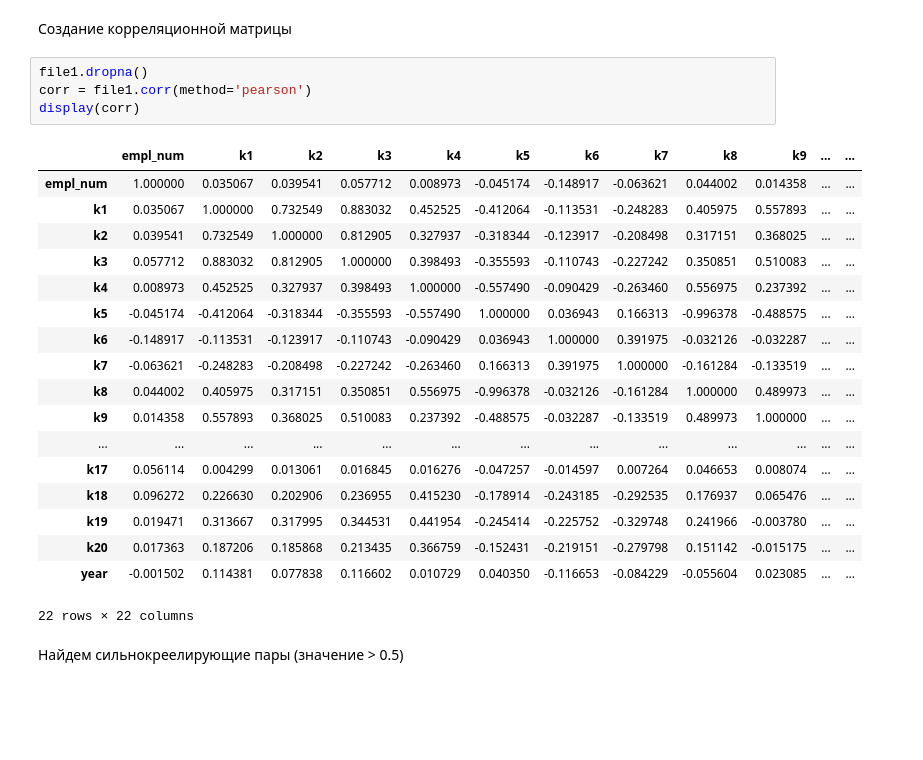
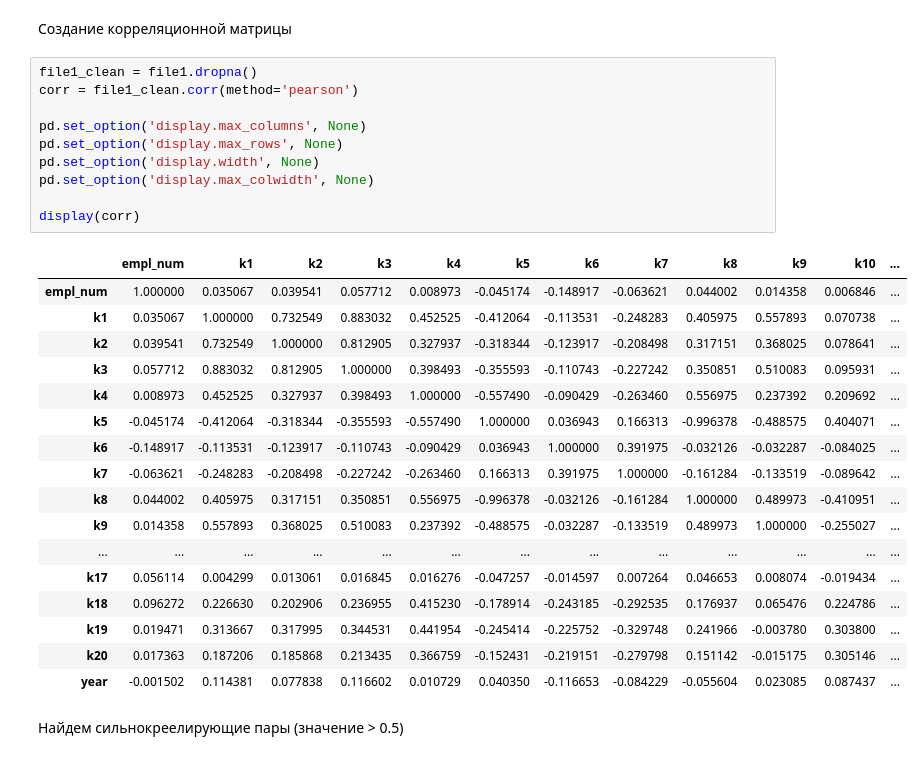
Before and after one commit to poluzerovT/daefi, a Jupyter notebook: Labushava/lab1.ipynb, the cells around one changed output. Drawn from its saved outputs; the diff is of its cells as text; blank space fills up the shorter version.

```diff
--- a/Labushava/lab1.ipynb
+++ b/Labushava/lab1.ipynb
@@ -134,28 +144,33 @@ for cl in file1.columns:
 # %% [markdown]
 Создание корреляционной матрицы
 # %%
-file1.dropna()
-corr = file1.corr(method='pearson')
+file1_clean = file1.dropna()
+corr = file1_clean.corr(method='pearson')
+
+pd.set_option('display.max_columns', None)
+pd.set_option('display.max_rows', None)
+pd.set_option('display.width', None)
+pd.set_option('display.max_colwidth', None)
+
 display(corr)
 # %% [output]
-|  | empl_num | k1 | k2 | k3 | k4 | k5 | k6 | k7 | k8 | k9 | ... | ... |
-| empl_num | 1.000000 | 0.035067 | 0.039541 | 0.057712 | 0.008973 | -0.045174 | -0.148917 | -0.063621 | 0.044002 | 0.014358 | ... | ... |
-| k1 | 0.035067 | 1.000000 | 0.732549 | 0.883032 | 0.452525 | -0.412064 | -0.113531 | -0.248283 | 0.405975 | 0.557893 | ... | ... |
-| k2 | 0.039541 | 0.732549 | 1.000000 | 0.812905 | 0.327937 | -0.318344 | -0.123917 | -0.208498 | 0.317151 | 0.368025 | ... | ... |
-| k3 | 0.057712 | 0.883032 | 0.812905 | 1.000000 | 0.398493 | -0.355593 | -0.110743 | -0.227242 | 0.350851 | 0.510083 | ... | ... |
-| k4 | 0.008973 | 0.452525 | 0.327937 | 0.398493 | 1.000000 | -0.557490 | -0.090429 | -0.263460 | 0.556975 | 0.237392 | ... | ... |
-| k5 | -0.045174 | -0.412064 | -0.318344 | -0.355593 | -0.557490 | 1.000000 | 0.036943 | 0.166313 | -0.996378 | -0.488575 | ... | ... |
-| k6 | -0.148917 | -0.113531 | -0.123917 | -0.110743 | -0.090429 | 0.036943 | 1.000000 | 0.391975 | -0.032126 | -0.032287 | ... | ... |
-| k7 | -0.063621 | -0.248283 | -0.208498 | -0.227242 | -0.263460 | 0.166313 | 0.391975 | 1.000000 | -0.161284 | -0.133519 | ... | ... |
-| k8 | 0.044002 | 0.405975 | 0.317151 | 0.350851 | 0.556975 | -0.996378 | -0.032126 | -0.161284 | 1.000000 | 0.489973 | ... | ... |
-| k9 | 0.014358 | 0.557893 | 0.368025 | 0.510083 | 0.237392 | -0.488575 | -0.032287 | -0.133519 | 0.489973 | 1.000000 | ... | ... |
+|  | empl_num | k1 | k2 | k3 | k4 | k5 | k6 | k7 | k8 | k9 | k10 | ... |
+| empl_num | 1.000000 | 0.035067 | 0.039541 | 0.057712 | 0.008973 | -0.045174 | -0.148917 | -0.063621 | 0.044002 | 0.014358 | 0.006846 | ... |
+| k1 | 0.035067 | 1.000000 | 0.732549 | 0.883032 | 0.452525 | -0.412064 | -0.113531 | -0.248283 | 0.405975 | 0.557893 | 0.070738 | ... |
+| k2 | 0.039541 | 0.732549 | 1.000000 | 0.812905 | 0.327937 | -0.318344 | -0.123917 | -0.208498 | 0.317151 | 0.368025 | 0.078641 | ... |
+| k3 | 0.057712 | 0.883032 | 0.812905 | 1.000000 | 0.398493 | -0.355593 | -0.110743 | -0.227242 | 0.350851 | 0.510083 | 0.095931 | ... |
+| k4 | 0.008973 | 0.452525 | 0.327937 | 0.398493 | 1.000000 | -0.557490 | -0.090429 | -0.263460 | 0.556975 | 0.237392 | 0.209692 | ... |
+| k5 | -0.045174 | -0.412064 | -0.318344 | -0.355593 | -0.557490 | 1.000000 | 0.036943 | 0.166313 | -0.996378 | -0.488575 | 0.404071 | ... |
+| k6 | -0.148917 | -0.113531 | -0.123917 | -0.110743 | -0.090429 | 0.036943 | 1.000000 | 0.391975 | -0.032126 | -0.032287 | -0.084025 | ... |
+| k7 | -0.063621 | -0.248283 | -0.208498 | -0.227242 | -0.263460 | 0.166313 | 0.391975 | 1.000000 | -0.161284 | -0.133519 | -0.089642 | ... |
+| k8 | 0.044002 | 0.405975 | 0.317151 | 0.350851 | 0.556975 | -0.996378 | -0.032126 | -0.161284 | 1.000000 | 0.489973 | -0.410951 | ... |
+| k9 | 0.014358 | 0.557893 | 0.368025 | 0.510083 | 0.237392 | -0.488575 | -0.032287 | -0.133519 | 0.489973 | 1.000000 | -0.255027 | ... |
 | ... | ... | ... | ... | ... | ... | ... | ... | ... | ... | ... | ... | ... |
-| k17 | 0.056114 | 0.004299 | 0.013061 | 0.016845 | 0.016276 | -0.047257 | -0.014597 | 0.007264 | 0.046653 | 0.008074 | ... | ... |
-| k18 | 0.096272 | 0.226630 | 0.202906 | 0.236955 | 0.415230 | -0.178914 | -0.243185 | -0.292535 | 0.176937 | 0.065476 | ... | ... |
-| k19 | 0.019471 | 0.313667 | 0.317995 | 0.344531 | 0.441954 | -0.245414 | -0.225752 | -0.329748 | 0.241966 | -0.003780 | ... | ... |
-| k20 | 0.017363 | 0.187206 | 0.185868 | 0.213435 | 0.366759 | -0.152431 | -0.219151 | -0.279798 | 0.151142 | -0.015175 | ... | ... |
-| year | -0.001502 | 0.114381 | 0.077838 | 0.116602 | 0.010729 | 0.040350 | -0.116653 | -0.084229 | -0.055604 | 0.023085 | ... | ... |
+| k17 | 0.056114 | 0.004299 | 0.013061 | 0.016845 | 0.016276 | -0.047257 | -0.014597 | 0.007264 | 0.046653 | 0.008074 | -0.019434 | ... |
+| k18 | 0.096272 | 0.226630 | 0.202906 | 0.236955 | 0.415230 | -0.178914 | -0.243185 | -0.292535 | 0.176937 | 0.065476 | 0.224786 | ... |
+| k19 | 0.019471 | 0.313667 | 0.317995 | 0.344531 | 0.441954 | -0.245414 | -0.225752 | -0.329748 | 0.241966 | -0.003780 | 0.303800 | ... |
+| k20 | 0.017363 | 0.187206 | 0.185868 | 0.213435 | 0.366759 | -0.152431 | -0.219151 | -0.279798 | 0.151142 | -0.015175 | 0.305146 | ... |
+| year | -0.001502 | 0.114381 | 0.077838 | 0.116602 | 0.010729 | 0.040350 | -0.116653 | -0.084229 | -0.055604 | 0.023085 | 0.087437 | ... |
-22 rows × 22 columns
 # %% [markdown]
 Найдем сильнокреелирующие пары (значение > 0.5)
 # %%
```
Also changed, not shown: parts of 4 cells of this notebook.
